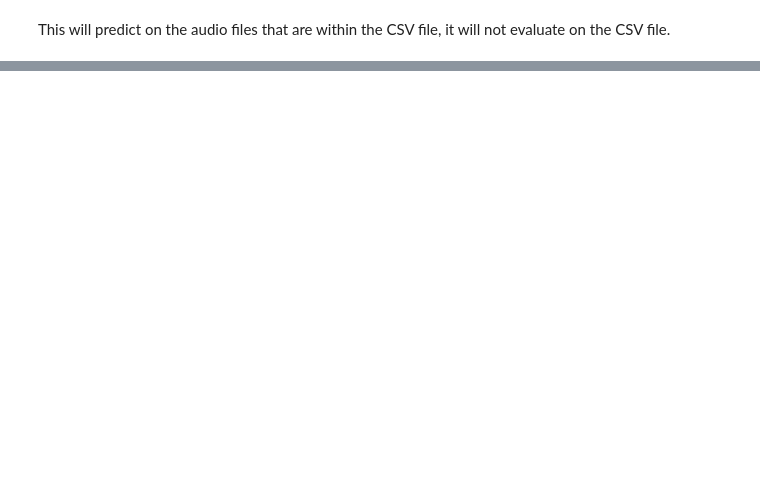
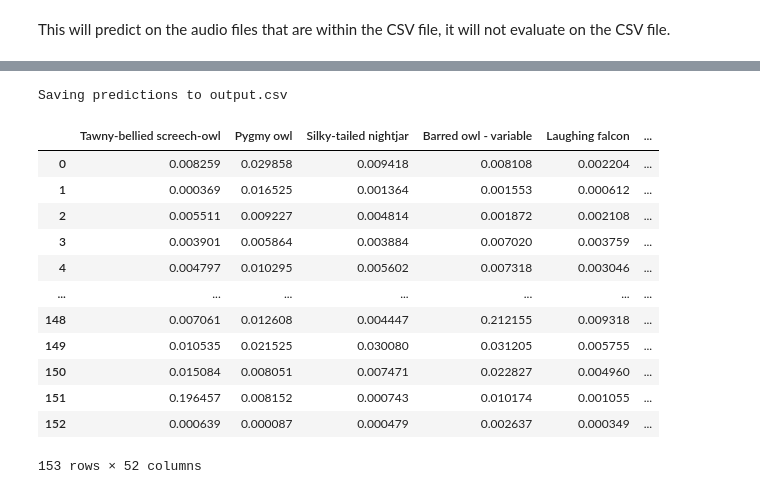
Before and after one commit to AIEMMU/BirdSong, a Jupyter notebook: usage.ipynb, the cells around one changed output, grey strips where cells are left out. Drawn from its saved outputs; the diff is of its cells as text; code cells hidden in the pictures; blank space fills up the shorter version.

```diff
--- a/usage.ipynb
+++ b/usage.ipynb
@@ -39,7 +44,6 @@ This function below ouputs a a preprocessed CSV file, a prediction and labels fi
 # %%
 def preprocess(df, classes=[], drop_classes= False, mode='test'):
 
-    df['recording_id'] = [f[:-4] for f in df.File]
     #appends a species id
     #if the species is not within the classes it is labeled as an unknown#
     if mode !='test':
@@ -50,7 +54,7 @@ def preprocess(df, classes=[], drop_classes= False, mode='test'):
     #preprare a output file of the predictions from the model
     species_cols = [f'{classes[i]}' for i in range(len(classes))]
     cv_preds = pd.DataFrame(columns=species_cols)
-    cv_preds['recording_id'] = df['recording_id'].drop_duplicates()
+    cv_preds['filepath'] = df['filepath'].drop_duplicates()
     cv_preds.loc[:, species_cols] = 0
     cv_preds = cv_preds.reset_index(drop=True)
 
@@ -210,0 +236,57 @@ p = main(df, classes, drop_classes=False, config=config)
+# %%
+def prediction_for_clip(clip: np.ndarray, config,  model, device):
+
+    dataloader = get_dataloader_single_clip(clip, config)
+    preds_ = []
+    for i, (x) in enumerate(dataloader):
+        with torch.no_grad():
+            x = x.to(device)
+            x = x.float()
+            preds = model(x)# We do the same as above, but we don't mix the labels up,
+
+        preds_.extend(preds.sigmoid().cpu().numpy())
+
+    return np.array(preds_).max(axis=0) #return the CSV
+# %%
+from collections import defaultdict
+def prediction(test_df,classes, config, path,):
+    #framewise predictions for getting the onset and offset of bird calls
+    #using one model
+    df, cv_preds, species_cols = preprocess(test_df, classes=classes, drop_classes=False, mode = config.mode)
+
+    model = get_model(path, n_class = len(classes))
+    device = torch.device("cuda" if torch.cuda.is_available() else "cpu")
+    model.eval()
+    model.to(device)
+    sub_idx=0
+    for filepath in tqdm(cv_preds.filepath): # for the audio files
+        clip, _ = librosa.load(f'{config.data_root}/{filepath}',sr=None,
+                               res_type="kaiser_fast") #we load the audio
+
+        pred = prediction_for_clip(clip, config,  model, device)
+
+        cv_preds.loc[sub_idx,species_cols] = pred
+        sub_idx+=1
+    print(f'Saving predictions to {config.output_csv}')
+    cv_preds.to_csv(config.output_csv, index=False)
+    return cv_preds
+# %%
+preds = prediction(df, classes, config, glob(f'{config.model_path}/*.pth')[0])
+# %% [output]
+Saving predictions to output.csv
+# %%
+preds
+# %% [output]
+|  | Tawny-bellied screech-owl | Pygmy owl | Silky-tailed nightjar | Barred owl - variable | Laughing falcon | ... |
+| 0 | 0.008259 | 0.029858 | 0.009418 | 0.008108 | 0.002204 | ... |
+| 1 | 0.000369 | 0.016525 | 0.001364 | 0.001553 | 0.000612 | ... |
+| 2 | 0.005511 | 0.009227 | 0.004814 | 0.001872 | 0.002108 | ... |
+| 3 | 0.003901 | 0.005864 | 0.003884 | 0.007020 | 0.003759 | ... |
+| 4 | 0.004797 | 0.010295 | 0.005602 | 0.007318 | 0.003046 | ... |
+| ... | ... | ... | ... | ... | ... | ... |
+| 148 | 0.007061 | 0.012608 | 0.004447 | 0.212155 | 0.009318 | ... |
+| 149 | 0.010535 | 0.021525 | 0.030080 | 0.031205 | 0.005755 | ... |
+| 150 | 0.015084 | 0.008051 | 0.007471 | 0.022827 | 0.004960 | ... |
+| 151 | 0.196457 | 0.008152 | 0.000743 | 0.010174 | 0.001055 | ... |
+| 152 | 0.000639 | 0.000087 | 0.000479 | 0.002637 | 0.000349 | ... |
+153 rows × 52 columns
```
Also changed, not shown: parts of 11 cells of this notebook, 4 other files.
